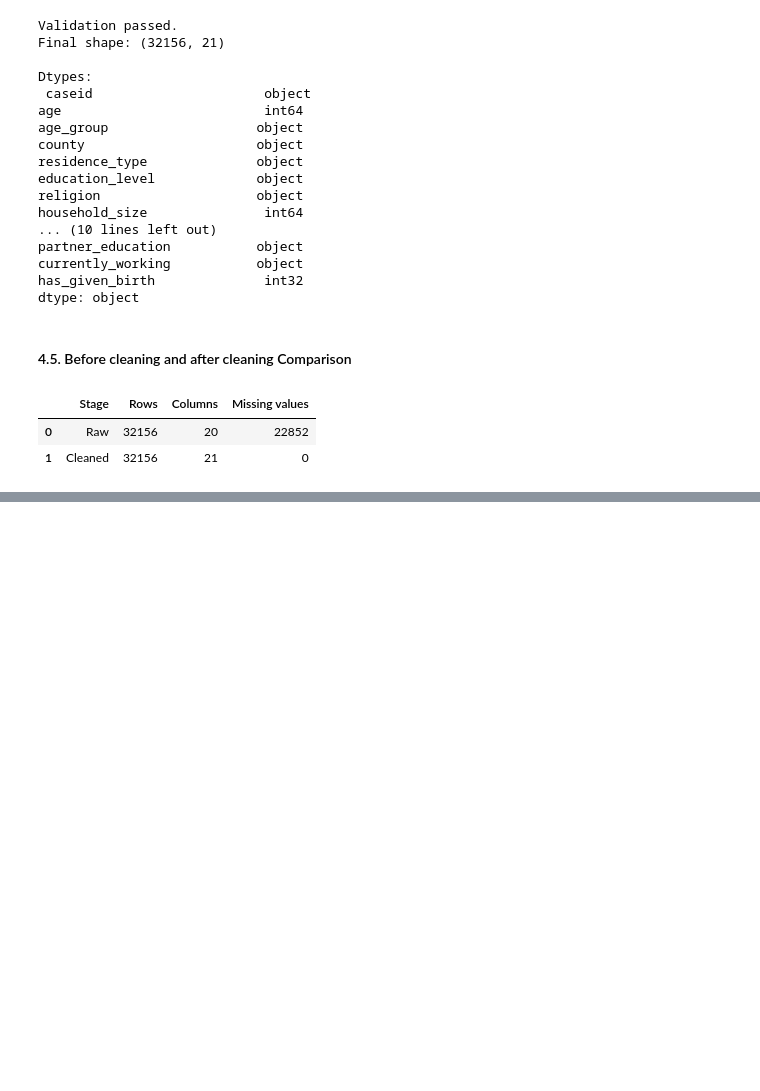
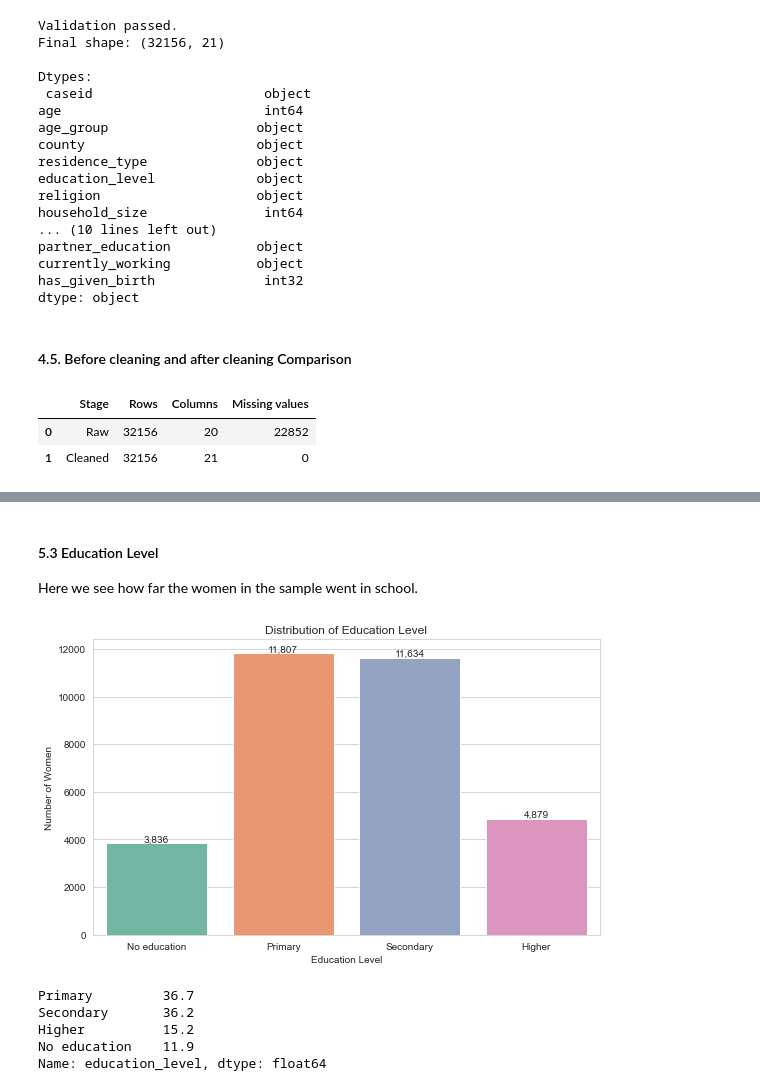
Before and after one commit to symekah1999/Predicting-contraceptive-use-among-women_Capstone-Project-The-Insight-Architects-, a Jupyter notebook: KDHS_2022_Capstone.ipynb, the cells around one changed output, grey strips where cells are left out. Drawn from its saved outputs; the diff is of its cells as text; code cells hidden in the pictures; blank space fills up the shorter version.

```diff
--- a/KDHS_2022_Capstone.ipynb
+++ b/KDHS_2022_Capstone.ipynb
@@ -388,0 +500,35 @@ summary
+# %% [markdown]
+#### 5.3 Education Level
+
+Here we see how far the women in the sample went in school.
+# %%
+# --------------------------------------
+# Education Level
+# --------------------------------------
+
+edu_order = ['No education', 'Primary', 'Secondary', 'Higher']
+
+plt.figure(figsize=(8,5))
+ax = sns.countplot(data=df, x='education_level', order=edu_order)
+
+# writing the count on top of each bar
+for p in ax.patches:
+    ax.annotate(f'{int(p.get_height()):,}',
+                (p.get_x() + p.get_width()/2, p.get_height()),
+                ha='center', va='bottom')
+
+plt.title("Distribution of Education Level")
+plt.xlabel("Education Level")
+plt.ylabel("Number of Women")
+plt.tight_layout()
+plt.savefig('images/education_distribution.png', dpi=120)
+plt.show()
+
+print((df['education_level'].value_counts(normalize=True) * 100).round(1))
+# %% [output]
+[figure, added]
+Primary         36.7
+Secondary       36.2
+Higher          15.2
+No education    11.9
+Name: education_level, dtype: float64
```
Also changed, not shown: parts of 43 cells of this notebook, 10 other files.
